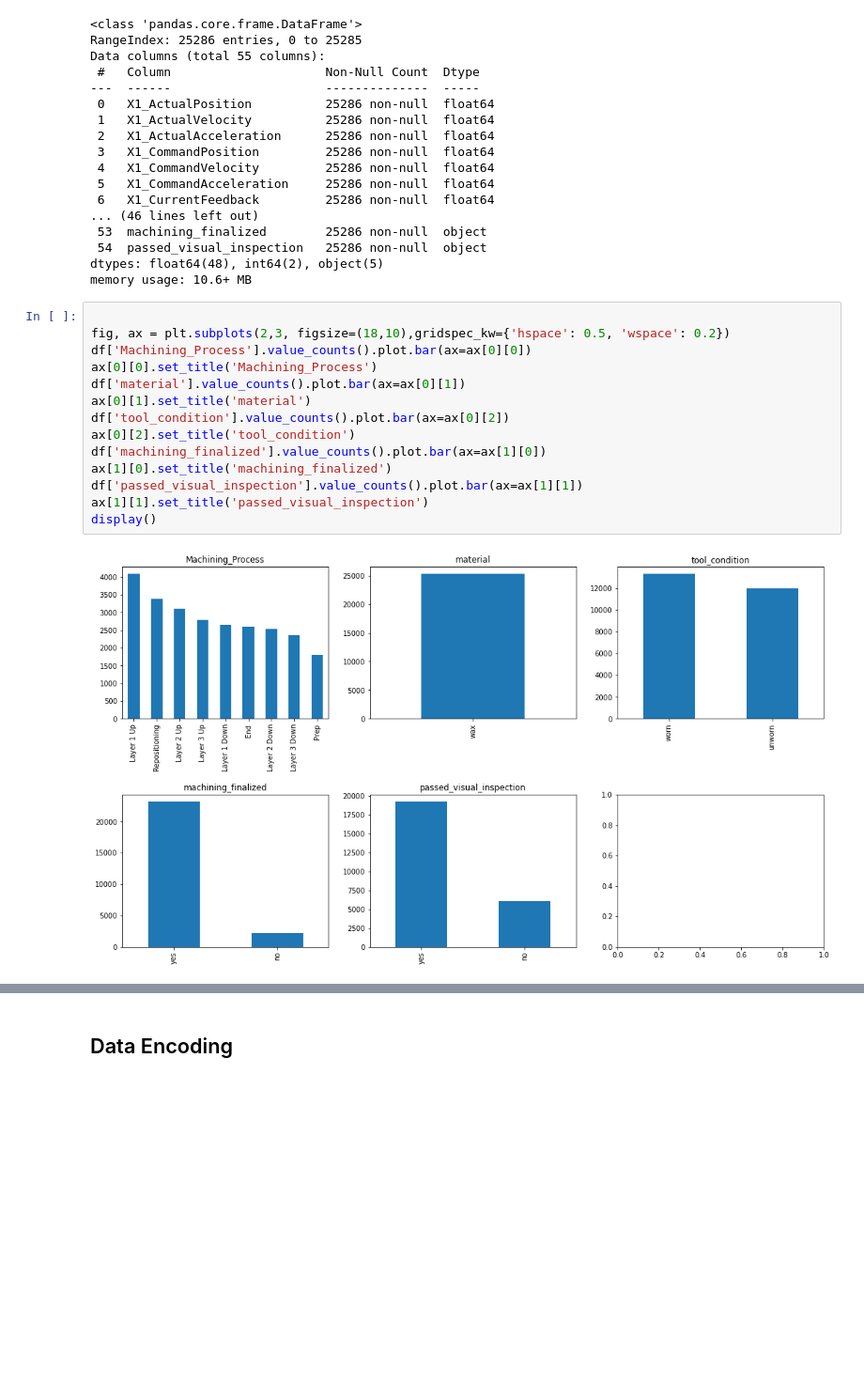
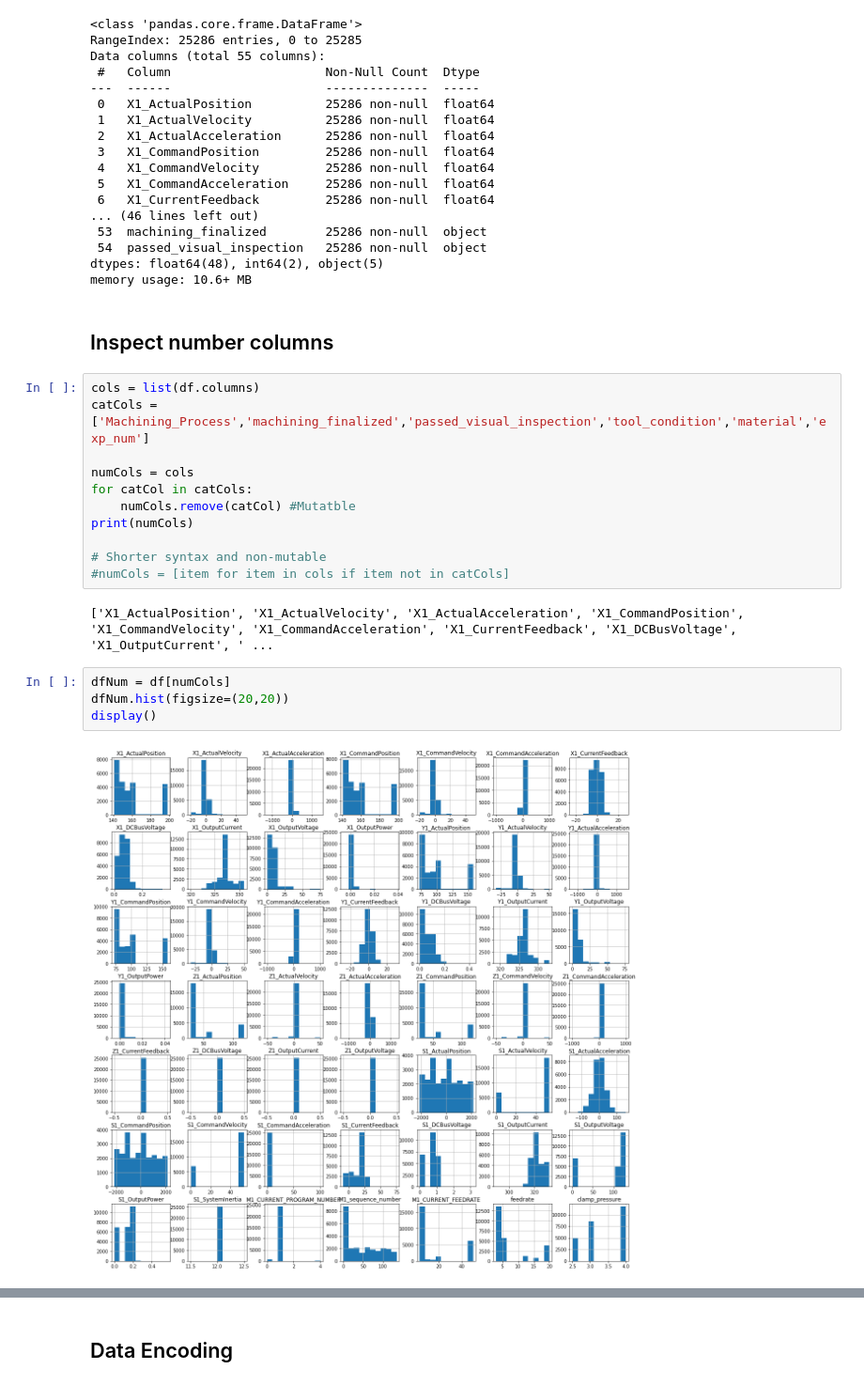
Before and after one commit to ie-ai-class/ai-2564-1, a Jupyter notebook: Topic 02 - Classification/T14_Perceptron_CNC.ipynb, the cells around one changed output, grey strips where cells are left out. Shown at 94% size. Saved outputs shown, nothing was run; the diff lists cells and outputs as text; blank space fills up the shorter version.

```diff
--- a/Topic 02 - Classification/T14_Perceptron_CNC.ipynb
+++ b/Topic 02 - Classification/T14_Perceptron_CNC.ipynb
@@ -189,19 +189,24 @@ Data columns (total 55 columns):
  54  passed_visual_inspection   25286 non-null  object
 dtypes: float64(48), int64(2), object(5)
 memory usage: 10.6+ MB
-# %%
-
-fig, ax = plt.subplots(2,3, figsize=(18,10),gridspec_kw={'hspace': 0.5, 'wspace': 0.2})
-df['Machining_Process'].value_counts().plot.bar(ax=ax[0][0])
-ax[0][0].set_title('Machining_Process')
-df['material'].value_counts().plot.bar(ax=ax[0][1])
-ax[0][1].set_title('material')
-df['tool_condition'].value_counts().plot.bar(ax=ax[0][2])
-ax[0][2].set_title('tool_condition')
-df['machining_finalized'].value_counts().plot.bar(ax=ax[1][0])
-ax[1][0].set_title('machining_finalized')
-df['passed_visual_inspection'].value_counts().plot.bar(ax=ax[1][1])
-ax[1][1].set_title('passed_visual_inspection')
-display()
-# %% [output]
-[figure, removed]
+# %% [markdown]
+## Inspect number columns
+# %%
+cols = list(df.columns)
+catCols = ['Machining_Process','machining_finalized','passed_visual_inspection','tool_condition','material','exp_num']
+
+numCols = cols
+for catCol in catCols:
+    numCols.remove(catCol) #Mutatble
+print(numCols)
+
+# Shorter syntax and non-mutable
+#numCols = [item for item in cols if item not in catCols]
+# %% [output]
+['X1_ActualPosition', 'X1_ActualVelocity', 'X1_ActualAcceleration', 'X1_CommandPosition', 'X1_CommandVelocity', 'X1_CommandAcceleration', 'X1_CurrentFeedback', 'X1_DCBusVoltage', 'X1_OutputCurrent', ' ...
+# %%
+dfNum = df[numCols]
+dfNum.hist(figsize=(20,20))
+display()
+# %% [output]
+[figure, added]
```
Also changed, not shown: parts of 33 cells of this notebook.
